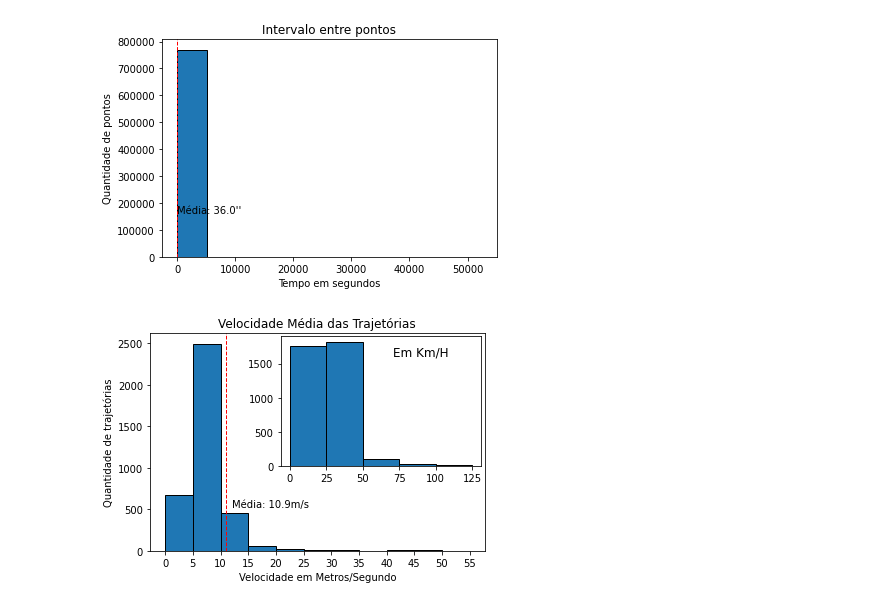
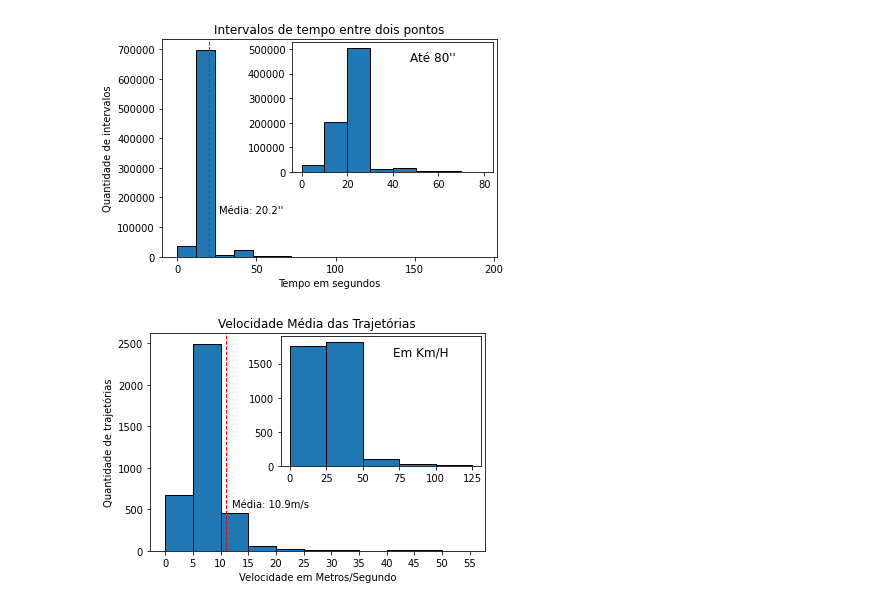
Before and after one commit to TulioNPL/Pesquisa, a Jupyter notebook: jupyter/main.ipynb, the cells around one changed output. Cells and saved outputs as stored; diff of their text form; code cells hidden in the pictures.

```diff
--- a/jupyter/main.ipynb
+++ b/jupyter/main.ipynb
@@ -223,23 +281,35 @@ def dublinTempoEntrePontos():
 tempoPontos = dublinTempoEntrePontos()
 # %%
 ### Plota o histograma de tempos entre cada dois pontos]
-tempoPontos = [i for i in tempoPontos if i > 0]
-plt.hist(tempoPontos, edgecolor='black',align='mid')
+tempoPontos = [i for i in tempoPontos if i > 0 and i < 300]
+tempoPontos100S = [i for i in tempoPontos if i < 100]
+
+fig, ax = plt.subplots()
+axIns = ax.inset_axes([0.39, 0.39, 0.6, 0.6])
+
+index = np.arange(0,301,50)
+index = [int(i) for i in index]
+
+ax.set_xticks(index)
+
+plt.hist(tempoPontos, bins=range(0,201,12), edgecolor='black',align='mid')
+axIns.hist(tempoPontos100S, bins=range(0,81,10), edgecolor='black',align='mid')
 
 #plota linha com média
 plt.axvline(np.mean(tempoPontos), color='red', linestyle='dashed', linewidth=1)
 min_ylim, max_ylim = plt.ylim()
-plt.text(np.mean(tempoPontos)*1.1, max_ylim*0.2, 'Média: {:.1f}\'\''.format(np.mean(tempoPontos)))
+plt.text(np.mean(tempoPontos)*1.3, max_ylim*0.2, 'Média: {:.1f}\'\''.format(np.mean(tempoPontos)))
 
-plt.title('Intervalo entre pontos')
+axIns.set_title("Até 80\'\'",x=0.7,y=0.8)
+plt.title('Intervalos de tempo entre dois pontos')
 plt.xlabel('Tempo em segundos')
-plt.ylabel('Quantidade de pontos')
+plt.ylabel('Quantidade de intervalos')
 
-# plt.savefig(path+"/img/histTempoPontos_Dublin.png", dpi=300, transparent=False,
+# plt.savefig(path+"/img/histTempos_Dublin.png", dpi=300, transparent=False,
 #             facecolor='white')
 plt.show()
 # %% [output]
-[figure, old version]
+[figure, new version]
 # %%
 def velMedia(tempoTrip,tamTrips):
     velMedias = []
```
Also changed, not shown: parts of 3 cells of this notebook, 1 other file.
